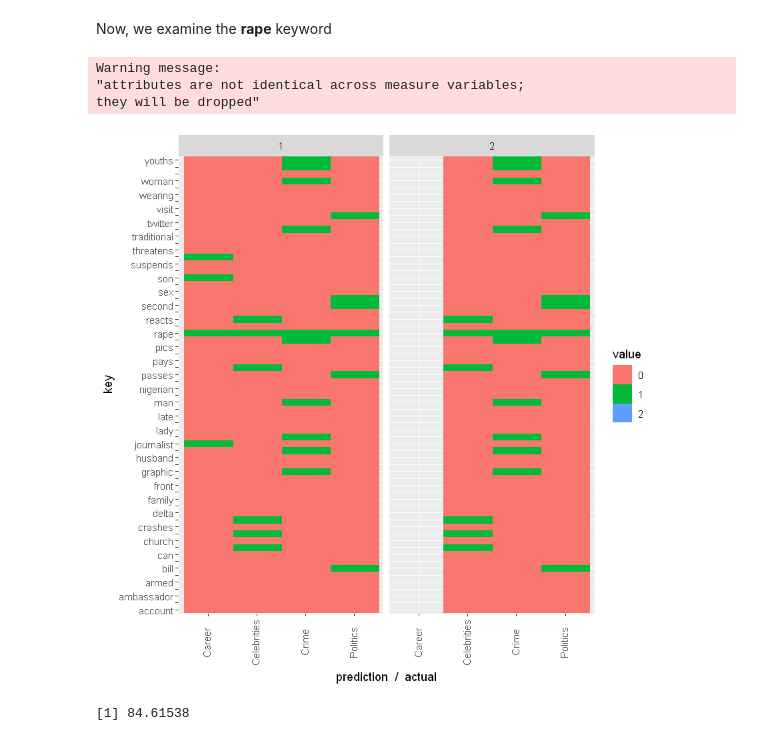
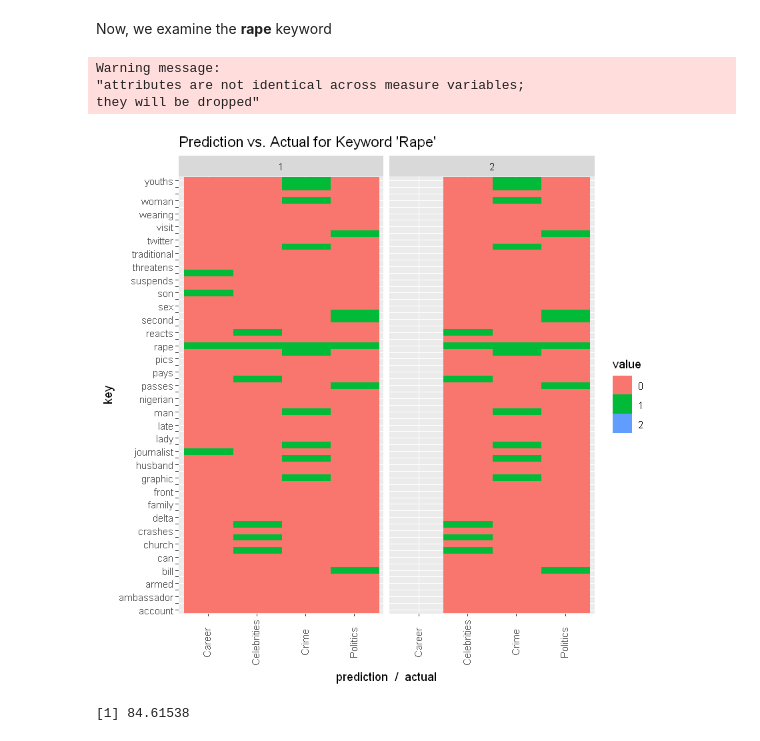
Before and after one commit to manchuran/showables, a Jupyter notebook: notebooks/nlp_nairaland/notebook.ipynb, the cells around one changed output. Drawn from its saved outputs; the diff is of its cells as text; code cells hidden in the pictures.

```diff
--- a/notebooks/nlp_nairaland/notebook.ipynb
+++ b/notebooks/nlp_nairaland/notebook.ipynb
@@ -667,12 +667,12 @@ peekMatrix(df, 10)
 Now, we examine the **rape** keyword
 # %%
 df <- subset(results_df, rape!=0)
-plot_raster(df)
+plot_raster(df) + ggtitle("Prediction vs. Actual for Keyword 'Rape'")
 # %% [output]
 Warning message:
 "attributes are not identical across measure variables;
 they will be dropped"
-[figure, old version]
+[figure, new version]
 # %%
 sum(df$predicted == df$actual)/nrow(df) * 100
 # %% [output]
```
Also changed, not shown: parts of 4 cells of this notebook.
